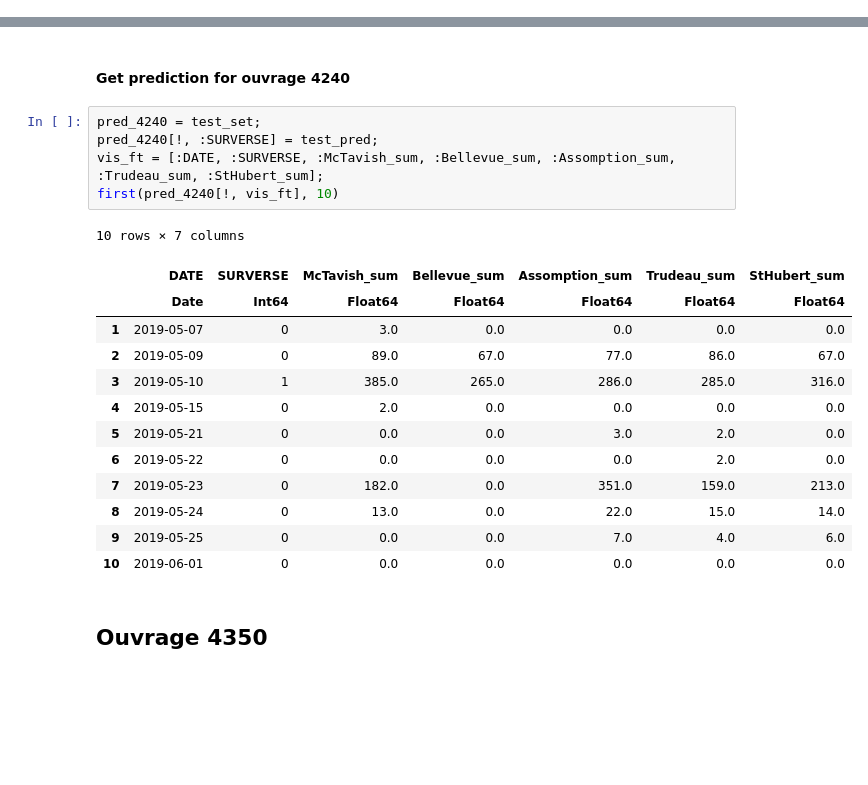
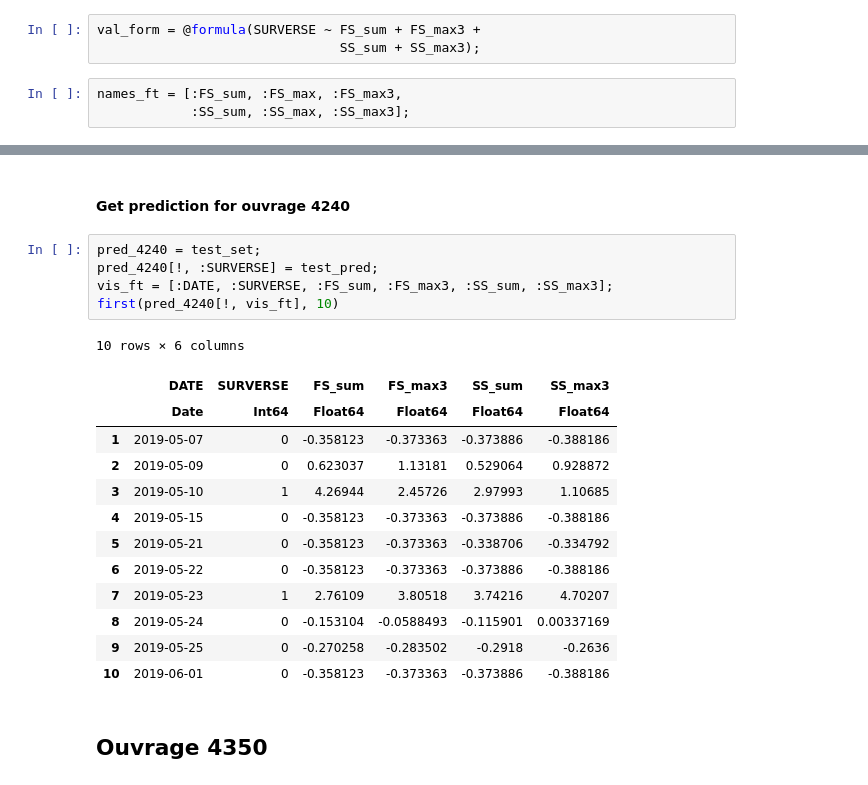
Before and after one commit to JeyzerMC/MTH3302-Project, a Jupyter notebook: Modele_Isolation.ipynb, the cells around one changed output, grey strips where cells are left out. Saved outputs shown, nothing was run; the diff lists cells and outputs as text; blank space fills up the shorter version.

```diff
--- a/Modele_Isolation.ipynb
+++ b/Modele_Isolation.ipynb
@@ -30,3 +21,9 @@ names_ft = [:McTavish_sum, :McTavish_max, :McTavish_max3,
+# %%
+val_form = @formula(SURVERSE ~ FS_sum + FS_max3 +
+                               SS_sum + SS_max3);
+# %%
+names_ft = [:FS_sum, :FS_max, :FS_max3,
+            :SS_sum, :SS_max, :SS_max3];
 # %%
 params_rf = DataFrame(param=String[], min=Int8[], max=Int8[], step=Int8[]);
 
@@ -274,22 +309,22 @@ test_pred = convert(Array{Int}, trunc.(test_pred));
 # %%
 pred_4240 = test_set;
 pred_4240[!, :SURVERSE] = test_pred;
-vis_ft = [:DATE, :SURVERSE, :McTavish_sum, :Bellevue_sum, :Assomption_sum, :Trudeau_sum, :StHubert_sum];
+vis_ft = [:DATE, :SURVERSE, :FS_sum, :FS_max3, :SS_sum, :SS_max3];
 first(pred_4240[!, vis_ft], 10)
 # %% [output]
-10 rows × 7 columns
+10 rows × 6 columns
-|  | DATE | SURVERSE | McTavish_sum | Bellevue_sum | Assomption_sum | Trudeau_sum | StHubert_sum |
-|  | Date | Int64 | Float64 | Float64 | Float64 | Float64 | Float64 |
-| 1 | 2019-05-07 | 0 | 3.0 | 0.0 | 0.0 | 0.0 | 0.0 |
-| 2 | 2019-05-09 | 0 | 89.0 | 67.0 | 77.0 | 86.0 | 67.0 |
-| 3 | 2019-05-10 | 1 | 385.0 | 265.0 | 286.0 | 285.0 | 316.0 |
-| 4 | 2019-05-15 | 0 | 2.0 | 0.0 | 0.0 | 0.0 | 0.0 |
-| 5 | 2019-05-21 | 0 | 0.0 | 0.0 | 3.0 | 2.0 | 0.0 |
-| 6 | 2019-05-22 | 0 | 0.0 | 0.0 | 0.0 | 2.0 | 0.0 |
-| 7 | 2019-05-23 | 0 | 182.0 | 0.0 | 351.0 | 159.0 | 213.0 |
-| 8 | 2019-05-24 | 0 | 13.0 | 0.0 | 22.0 | 15.0 | 14.0 |
-| 9 | 2019-05-25 | 0 | 0.0 | 0.0 | 7.0 | 4.0 | 6.0 |
-| 10 | 2019-06-01 | 0 | 0.0 | 0.0 | 0.0 | 0.0 | 0.0 |
+|  | DATE | SURVERSE | FS_sum | FS_max3 | SS_sum | SS_max3 |
+|  | Date | Int64 | Float64 | Float64 | Float64 | Float64 |
+| 1 | 2019-05-07 | 0 | -0.358123 | -0.373363 | -0.373886 | -0.388186 |
+| 2 | 2019-05-09 | 0 | 0.623037 | 1.13181 | 0.529064 | 0.928872 |
+| 3 | 2019-05-10 | 1 | 4.26944 | 2.45726 | 2.97993 | 1.10685 |
+| 4 | 2019-05-15 | 0 | -0.358123 | -0.373363 | -0.373886 | -0.388186 |
+| 5 | 2019-05-21 | 0 | -0.358123 | -0.373363 | -0.338706 | -0.334792 |
+| 6 | 2019-05-22 | 0 | -0.358123 | -0.373363 | -0.373886 | -0.388186 |
+| 7 | 2019-05-23 | 1 | 2.76109 | 3.80518 | 3.74216 | 4.70207 |
+| 8 | 2019-05-24 | 0 | -0.153104 | -0.0588493 | -0.115901 | 0.00337169 |
+| 9 | 2019-05-25 | 0 | -0.270258 | -0.283502 | -0.2918 | -0.2636 |
+| 10 | 2019-06-01 | 0 | -0.358123 | -0.373363 | -0.373886 | -0.388186 |
 # %% [markdown]
 ## Ouvrage 4350
 # %%
```
Also changed, not shown: parts of 48 cells of this notebook, 13 other files.
